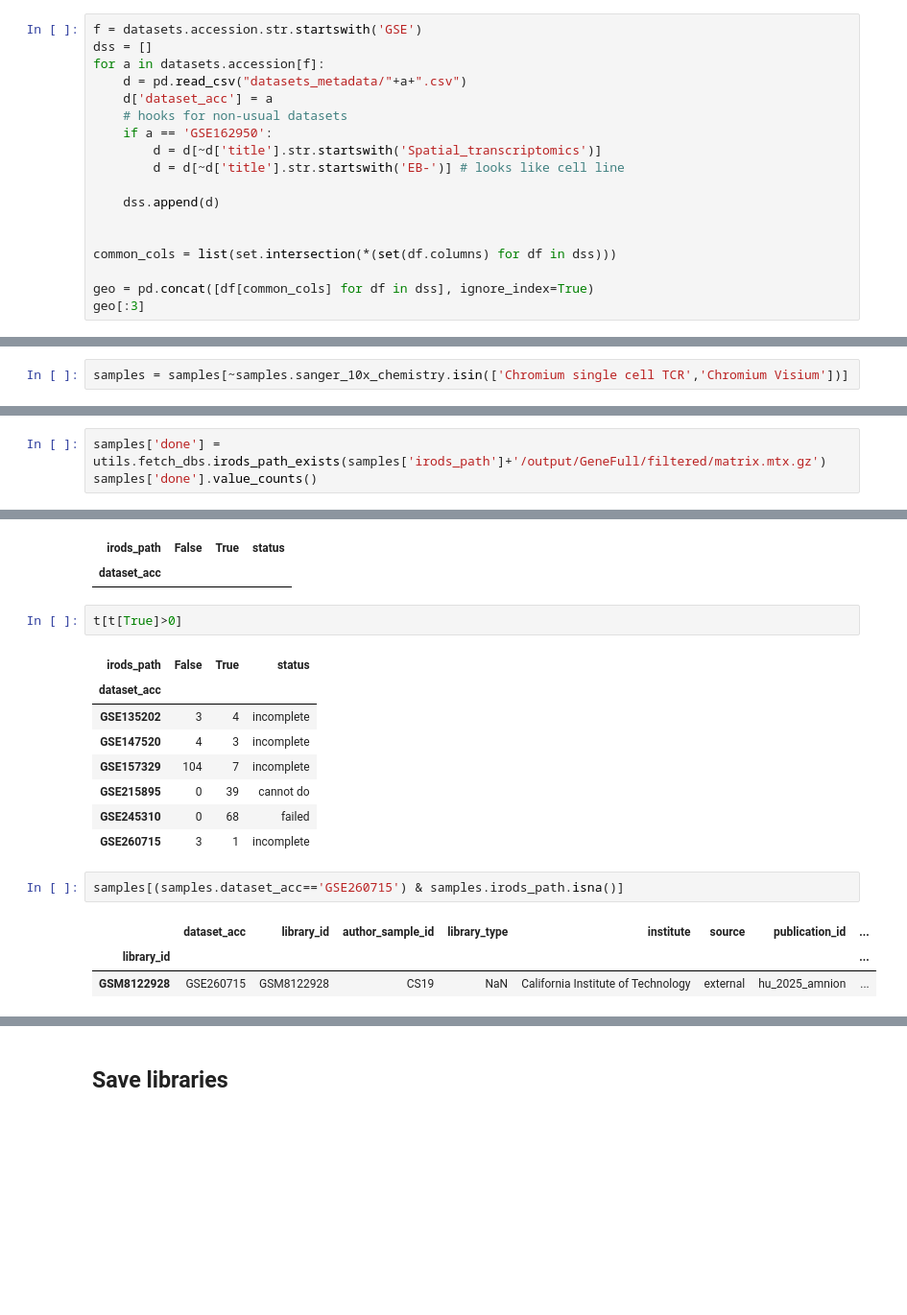
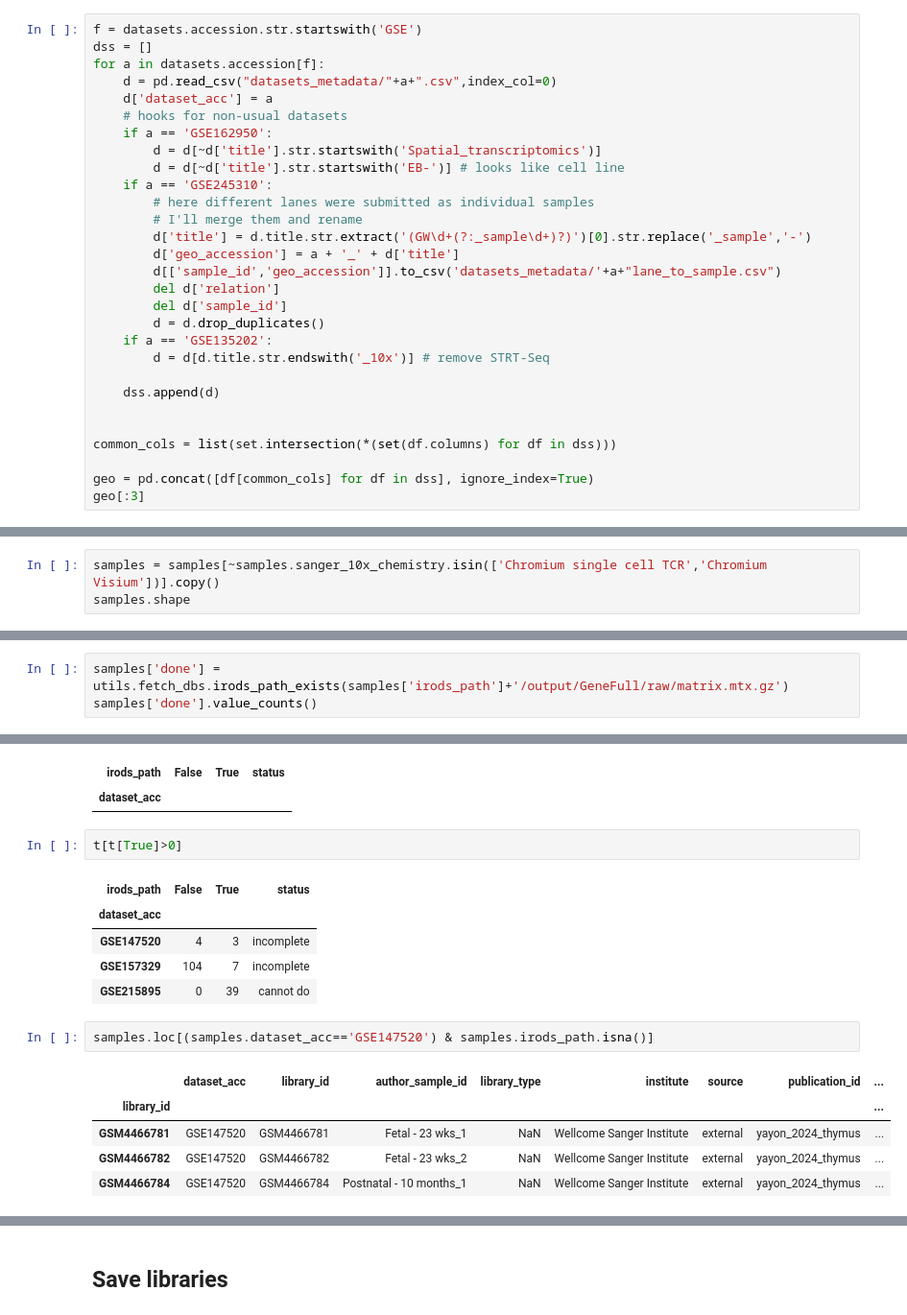
Before and after one commit to cellgeni/hdca_v2_reprocessing, a Jupyter notebook: 01_collect_sample_metadata.ipynb, the cells around one changed output, grey strips where cells are left out. Shown at 96% size. Saved outputs shown, nothing was run; the diff lists cells and outputs as text; blank space fills up the shorter version.

```diff
--- a/01_collect_sample_metadata.ipynb
+++ b/01_collect_sample_metadata.ipynb
@@ -338,12 +338,23 @@ pd.crosstab(ega.LIBRARY_TYPE,ega.dataset_acc)
 f = datasets.accession.str.startswith('GSE')
 dss = []
 for a in datasets.accession[f]:
-    d = pd.read_csv("datasets_metadata/"+a+".csv")
+    d = pd.read_csv("datasets_metadata/"+a+".csv",index_col=0)
     d['dataset_acc'] = a
     # hooks for non-usual datasets
     if a == 'GSE162950':
         d = d[~d['title'].str.startswith('Spatial_transcriptomics')]
         d = d[~d['title'].str.startswith('EB-')] # looks like cell line
+    if a == 'GSE245310':
+        # here different lanes were submitted as individual samples
+        # I'll merge them and rename
+        d['title'] = d.title.str.extract('(GW\d+(?:_sample\d+)?)')[0].str.replace('_sample','-')
+        d['geo_accession'] = a + '_' + d['title']
+        d[['sample_id','geo_accession']].to_csv('datasets_metadata/'+a+"lane_to_sample.csv")
+        del d['relation']
+        del d['sample_id']
+        d = d.drop_duplicates()
+    if a == 'GSE135202':
+        d = d[d.title.str.endswith('_10x')] # remove STRT-Seq
 
     dss.append(d)
 
@@ -801,4 +819,5 @@ samples[samples.sanger_10x_chemistry=='Chromium single cell TCR'] # looks like T
 | ERS4228686 | E-MTAB-8581 | ERS4228686 | FCAImmP8105207 | 10xV2 | Wellcome Sanger Institute | external | yayon_2024_thymus | ... |
 | ERS4228687 | E-MTAB-8581 | ERS4228687 | FCAImmP8105212 | 10xV2 | Wellcome Sanger Institute | external | yayon_2024_thymus | ... |
 # %%
-samples = samples[~samples.sanger_10x_chemistry.isin(['Chromium single cell TCR','Chromium Visium'])]
+samples = samples[~samples.sanger_10x_chemistry.isin(['Chromium single cell TCR','Chromium Visium'])].copy()
+samples.shape
@@ -819,4 +834,4 @@ See the caveats in the documentation: https://pandas.pydata.org/pandas-docs/stab
 # %%
-samples['done'] = utils.fetch_dbs.irods_path_exists(samples['irods_path']+'/output/GeneFull/filtered/matrix.mtx.gz')
+samples['done'] = utils.fetch_dbs.irods_path_exists(samples['irods_path']+'/output/GeneFull/raw/matrix.mtx.gz')
 samples['done'].value_counts()
 # %% [output]
@@ -859,15 +866,14 @@ t[t[True]>0]
 # %% [output]
 | irods_path | False | True | status |
 | dataset_acc |  |  |  |
-| GSE135202 | 3 | 4 | incomplete |
 | GSE147520 | 4 | 3 | incomplete |
 | GSE157329 | 104 | 7 | incomplete |
 | GSE215895 | 0 | 39 | cannot do |
-| GSE245310 | 0 | 68 | failed |
-| GSE260715 | 3 | 1 | incomplete |
 # %%
-samples[(samples.dataset_acc=='GSE260715') & samples.irods_path.isna()]
+samples.loc[(samples.dataset_acc=='GSE147520') & samples.irods_path.isna()]
 # %% [output]
 |  | dataset_acc | library_id | author_sample_id | library_type | institute | source | publication_id | ... |
 | library_id |  |  |  |  |  |  |  | ... |
-| GSM8122928 | GSE260715 | GSM8122928 | CS19 | NaN | California Institute of Technology | external | hu_2025_amnion | ... |
+| GSM4466781 | GSE147520 | GSM4466781 | Fetal - 23 wks_1 | NaN | Wellcome Sanger Institute | external | yayon_2024_thymus | ... |
+| GSM4466782 | GSE147520 | GSM4466782 | Fetal - 23 wks_2 | NaN | Wellcome Sanger Institute | external | yayon_2024_thymus | ... |
+| GSM4466784 | GSE147520 | GSM4466784 | Postnatal - 10 months_1 | NaN | Wellcome Sanger Institute | external | yayon_2024_thymus | ... |
```
Also changed, not shown: parts of 32 cells of this notebook, 5 other files.
